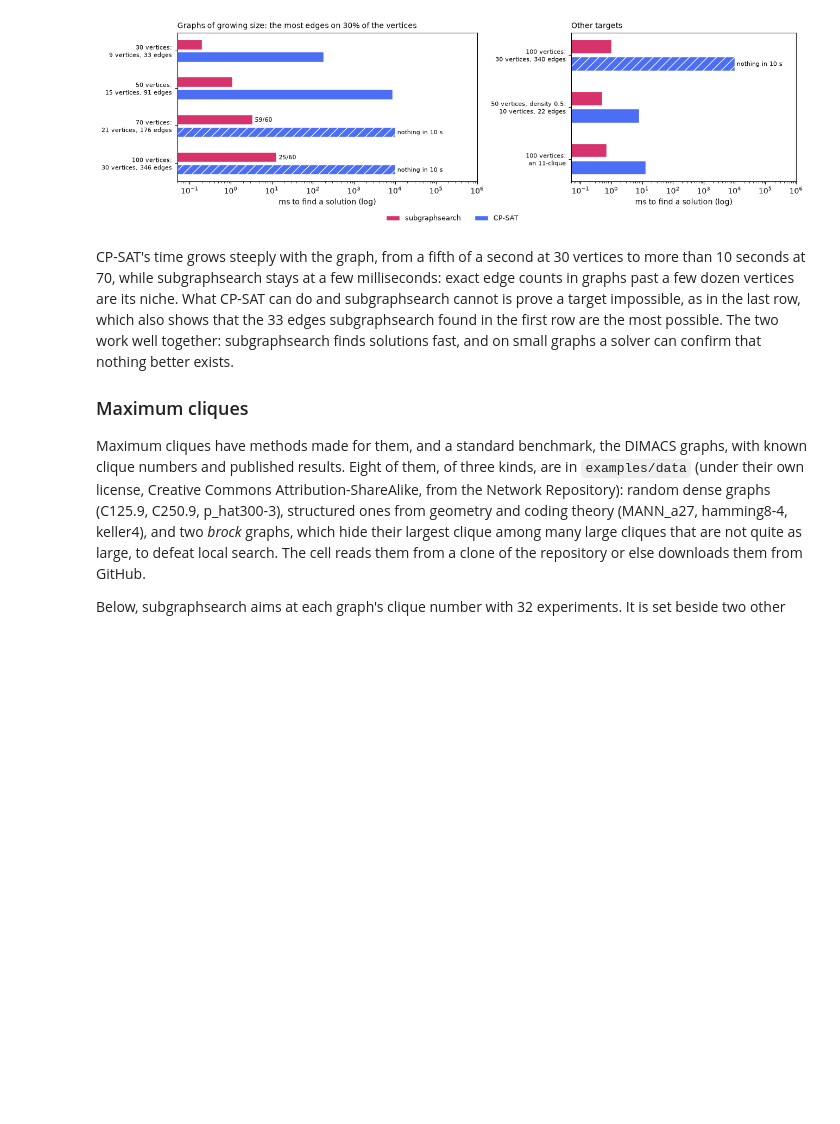
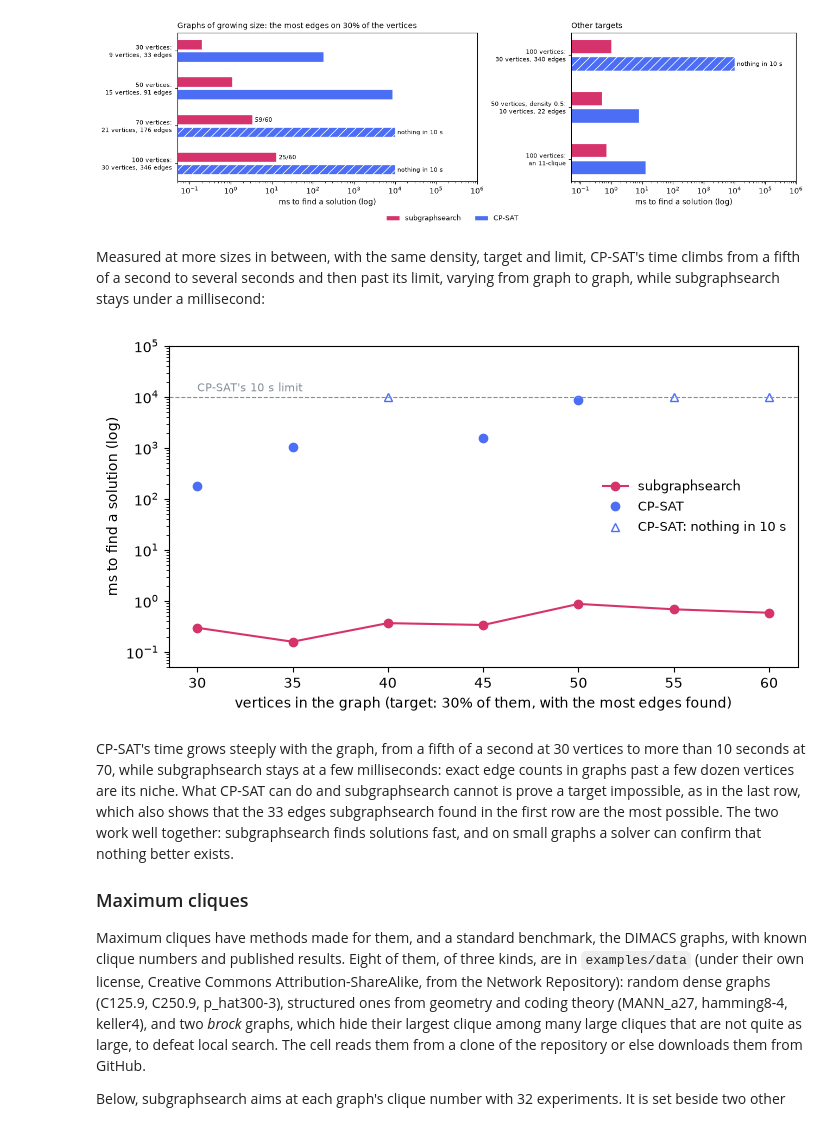
Before and after one commit to vglazer/subgraphsearch, a Jupyter notebook: examples/quickstart.ipynb, the cells around one changed output. Saved outputs shown, nothing was run; the diff lists cells and outputs as text; code cells hidden in the pictures; blank space fills up the shorter version.

```diff
--- a/examples/quickstart.ipynb
+++ b/examples/quickstart.ipynb
@@ -283,6 +283,33 @@ for ax, (title, rows) in zip(axs, groups):
 fig.legend(loc="outside lower center", ncol=2, frameon=False, fontsize=9);
 # %% [output]
 [figure]
+# %% [markdown]
+Measured at more sizes in between, with the same density, target and limit, CP-SAT's time climbs from a fifth
+of a second to several seconds and then past its limit, varying from graph to graph, while subgraphsearch stays
+under a millisecond:
+# %%
+# Recorded: vertices, target vertices and edges, subgraphsearch successes / 60 and ms, CP-SAT ms (None: nothing in 10 s)
+scaling = [(30, 9, 33, 60, 0.30, 183), (35, 10, 42, 60, 0.16, 1064), (40, 12, 59, 60, 0.37, None),
+           (45, 14, 82, 60, 0.34, 1563), (50, 15, 91, 60, 0.88, 8660), (55, 16, 102, 60, 0.69, None),
+           (60, 18, 131, 60, 0.59, None)]
+sizes = [row[0] for row in scaling]
+fig, ax = plt.subplots(figsize=(7, 3.8), layout="constrained")
+ax.plot(sizes, [row[4] for row in scaling], "o-", color="#d6336c", label="subgraphsearch")
+ax.plot([row[0] for row in scaling if row[5]], [row[5] for row in scaling if row[5]], "o", color="#4c6ef5",
+        label="CP-SAT")
+ax.plot([row[0] for row in scaling if not row[5]], [10000] * sum(not row[5] for row in scaling), "^",
+        color="#4c6ef5", markerfacecolor="white", label="CP-SAT: nothing in 10 s")
+ax.axhline(10000, color="#868e96", lw=0.8, ls="--")
+ax.annotate("CP-SAT's 10 s limit", (sizes[0], 10000), xytext=(0, 4), textcoords="offset points", fontsize=8,
+            color="#868e96")
+ax.set_yscale("log")
+ax.set_ylim(0.05, 1e5)
+ax.set_xticks(sizes)
+ax.set_xlabel("vertices in the graph (target: 30% of them, with the most edges found)")
+ax.set_ylabel("ms to find a solution (log)")
+ax.legend(frameon=False, fontsize=9, loc="center right");
+# %% [output]
+[figure, added]
 # %% [markdown]
 CP-SAT's time grows steeply with the graph, from a fifth of a second at 30 vertices to more than 10 seconds at 70,
 while subgraphsearch stays at a few milliseconds: exact edge counts in graphs past a few dozen vertices are its
```
Also changed, not shown: parts of 2 cells of this notebook, 2 other files.
